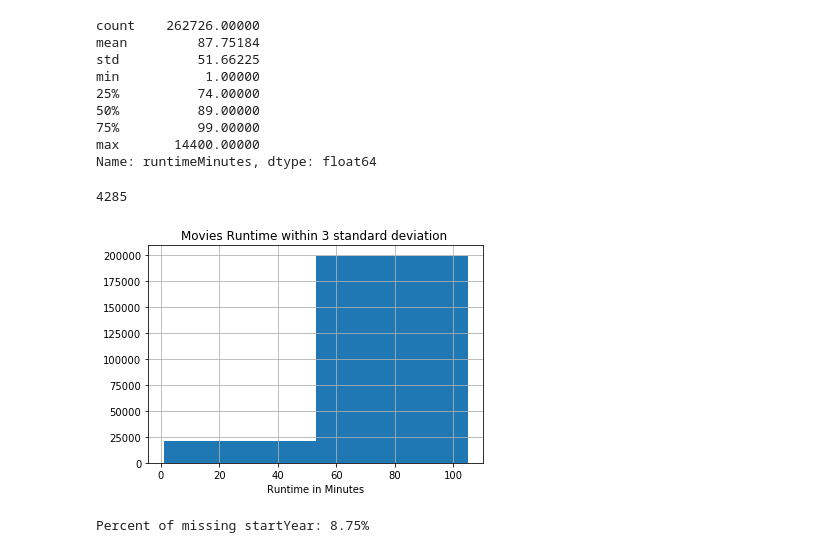
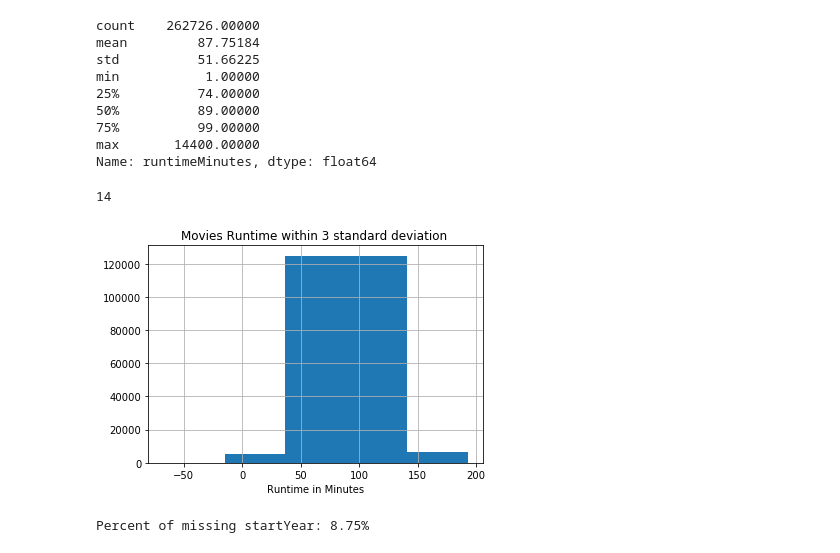
Before and after one commit to Amjaad/MoviesProject, a Jupyter notebook: DataPrep/movies_title.basics.ipynb, the cells around one changed output. Drawn from its saved outputs; the diff is of its cells as text; code cells hidden in the pictures.

Commit message:
Fixed StartYear & runtime plots

```diff
--- a/DataPrep/movies_title.basics.ipynb
+++ b/DataPrep/movies_title.basics.ipynb
@@ -79,20 +79,21 @@ min           1.00000
 max       14400.00000
 Name: runtimeMinutes, dtype: float64
 # %%
-within_3sd=runtime.std()*3
+max_3sd=runtime.mean()+runtime.std()*3
+min_3sd=runtime.mean()-runtime.std()*3
 # number of outliers
 runtime[runtime>within_3sd].count()
 # %% [output]
-4285
+14
 # %%
 # movies runtime within 3 standard deviation
-plt.hist(runtime,bins=range(min(runtime),round(within_3sd),round(runtime.std())))
+plt.hist(runtime,bins=range(round(min_3sd),round(max_3sd),round(runtime.std())))
 plt.grid(True)
 plt.title('Movies Runtime within 3 standard deviation ')
 plt.xlabel('Runtime in Minutes')
 plt.show()
 # %% [output]
-[figure, old version]
+[figure, new version]
 # %%
 # count the # of missing startYear
 pr_missing_sdate= flt_df.loc[flt_df['startYear']=='\\N']['startYear'].count()/flt_df['startYear'].count()*100
```
Also changed, not shown: parts of 2 cells of this notebook.
